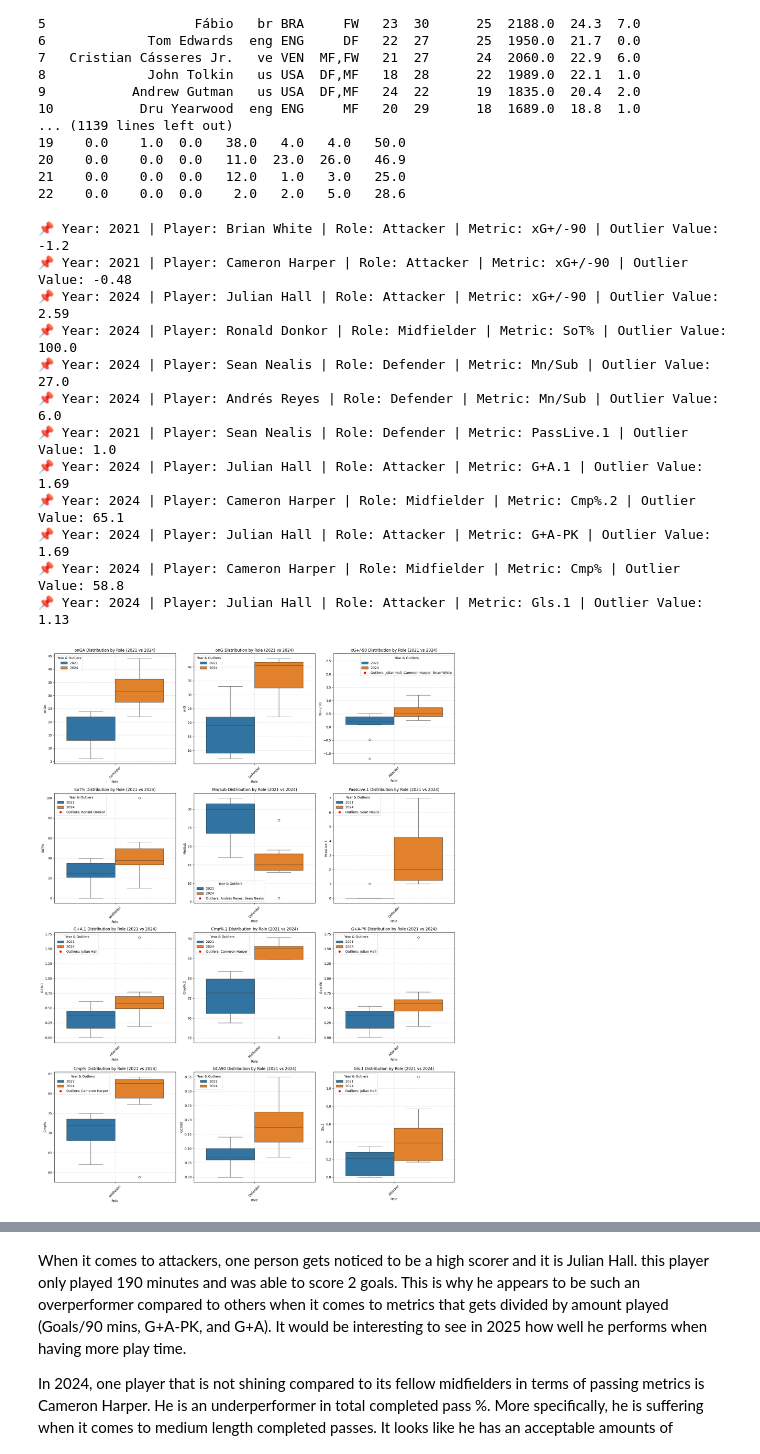
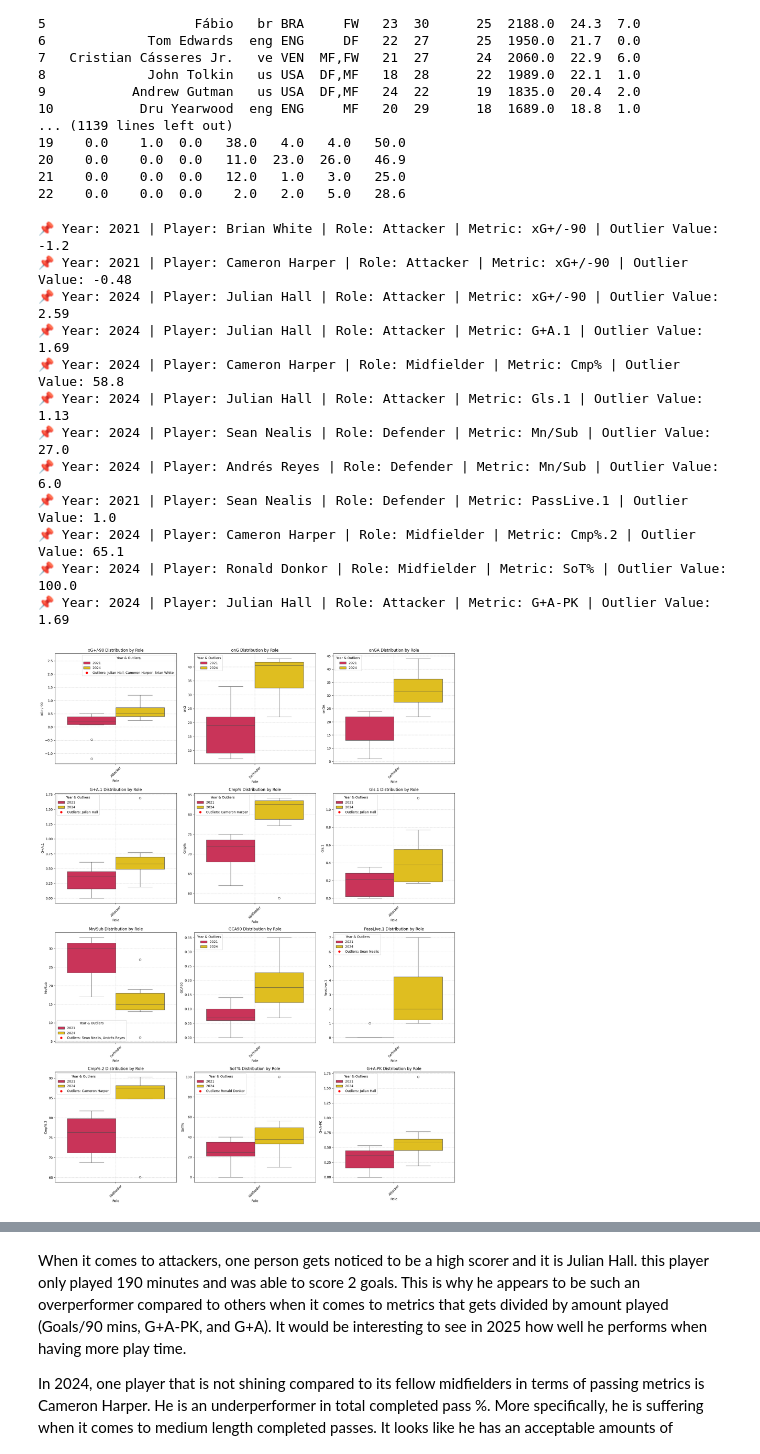
Before and after one commit to LouMeziere/Match-Performance-Analysis, a Jupyter notebook: analysis_roles.ipynb, the cells around one changed output, grey strips where cells are left out. Saved outputs shown, nothing was run; the diff lists cells and outputs as text; code cells hidden in the pictures.

```diff
--- a/analysis_roles.ipynb
+++ b/analysis_roles.ipynb
@@ -1121,7 +1156,7 @@ for key, df in filtered_data_part2.items():
 boxplot_df = pd.concat(long_data, ignore_index=True)
 
 # Step 2: Define colors
-custom_palette = {2021: "#1f77b4", 2024: "#ff7f0e"}
+custom_palette = {2021: "#e21b4d", 2024: "#ffd300"}
 
 # Step 3: Create plots
 num_cols = 3
@@ -1150,37 +1185,37 @@ for i, metric in enumerate(all_significant_metrics):
     # Create the boxplot
     sns.boxplot(x="Role", y="Value", hue="Year", data=metric_df, palette=custom_palette, ax=axes[i])
 
-    axes[i].set_title(f"{metric} Distribution by Role (2021 vs 2024)")
+    axes[i].set_title(f"{metric} Distribution by Role")
     axes[i].set_xlabel("Role")
     axes[i].set_ylabel(metric)
     axes[i].tick_params(axis="x", rotation=45)
     axes[i].grid(True, linestyle="--", alpha=0.5)
 
     # Add outlier names to legend only if there are any
     handles, labels = axes[i].get_legend_handles_labels()
     if outlier_players:
         handles.append(plt.Line2D([0], [0], color="red", linestyle="", marker="o"))  # Dummy handle
         labels.append(f"Outliers: {', '.join(set(outlier_players))}")  # Ensure unique names
 
     axes[i].legend(handles=handles, labels=labels, title="Year & Outliers")
 
 # Step 4: Hide unused subplots
 for j in range(i + 1, len(axes)):
     fig.delaxes(axes[j])
 
 plt.tight_layout()
 plt.show()
 # %% [output]
 📌 Year: 2021 | Player: Brian White | Role: Attacker | Metric: xG+/-90 | Outlier Value: -1.2
 📌 Year: 2021 | Player: Cameron Harper | Role: Attacker | Metric: xG+/-90 | Outlier Value: -0.48
 📌 Year: 2024 | Player: Julian Hall | Role: Attacker | Metric: xG+/-90 | Outlier Value: 2.59
-📌 Year: 2024 | Player: Ronald Donkor | Role: Midfielder | Metric: SoT% | Outlier Value: 100.0
+📌 Year: 2024 | Player: Julian Hall | Role: Attacker | Metric: G+A.1 | Outlier Value: 1.69
+📌 Year: 2024 | Player: Cameron Harper | Role: Midfielder | Metric: Cmp% | Outlier Value: 58.8
+📌 Year: 2024 | Player: Julian Hall | Role: Attacker | Metric: Gls.1 | Outlier Value: 1.13
 📌 Year: 2024 | Player: Sean Nealis | Role: Defender | Metric: Mn/Sub | Outlier Value: 27.0
 📌 Year: 2024 | Player: Andrés Reyes | Role: Defender | Metric: Mn/Sub | Outlier Value: 6.0
 📌 Year: 2021 | Player: Sean Nealis | Role: Defender | Metric: PassLive.1 | Outlier Value: 1.0
-📌 Year: 2024 | Player: Julian Hall | Role: Attacker | Metric: G+A.1 | Outlier Value: 1.69
 📌 Year: 2024 | Player: Cameron Harper | Role: Midfielder | Metric: Cmp%.2 | Outlier Value: 65.1
+📌 Year: 2024 | Player: Ronald Donkor | Role: Midfielder | Metric: SoT% | Outlier Value: 100.0
 📌 Year: 2024 | Player: Julian Hall | Role: Attacker | Metric: G+A-PK | Outlier Value: 1.69
-📌 Year: 2024 | Player: Cameron Harper | Role: Midfielder | Metric: Cmp% | Outlier Value: 58.8
-📌 Year: 2024 | Player: Julian Hall | Role: Attacker | Metric: Gls.1 | Outlier Value: 1.13
-[figure, old version]
+[figure, new version]
```
Also changed, not shown: parts of 6 cells of this notebook.
